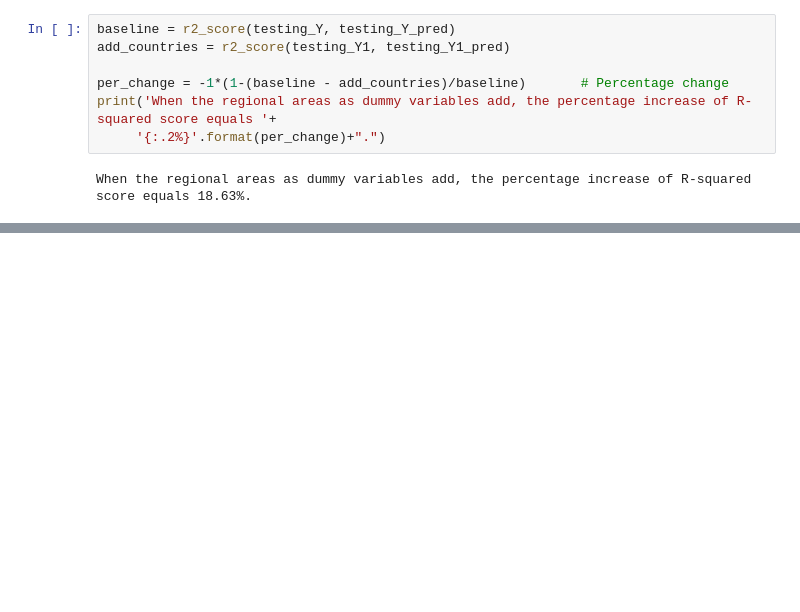
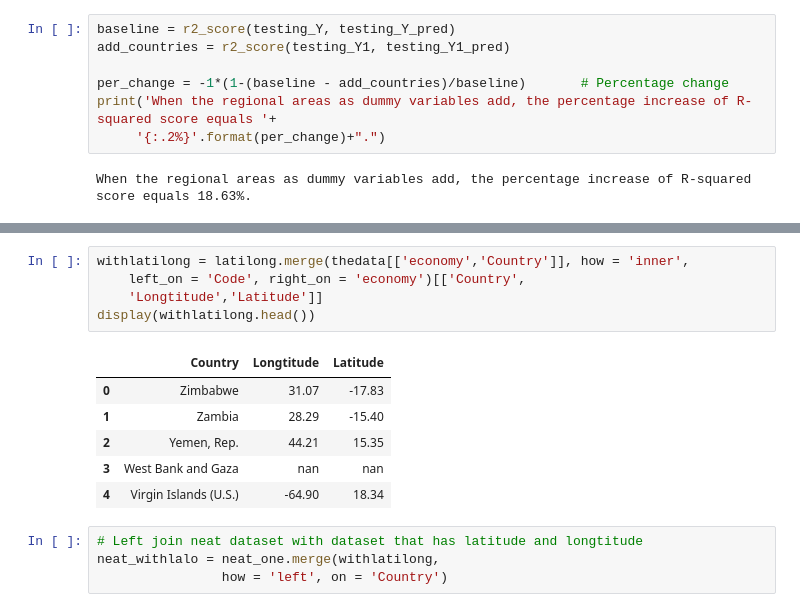
Before and after one commit to jonahwinninghoff/Springboard, a Jupyter notebook: Mentorship/Practical Data Science Project.ipynb, the cells around one changed output, grey strips where cells are left out. Drawn from its saved outputs; the diff is of its cells as text; blank space fills up the shorter version.

```diff
--- a/Mentorship/Practical Data Science Project.ipynb
+++ b/Mentorship/Practical Data Science Project.ipynb
@@ -371,0 +382,16 @@ When the regional areas as dummy variables add, the percentage increase of R-squ
+# %%
+withlatilong = latilong.merge(thedata[['economy','Country']], how = 'inner',
+    left_on = 'Code', right_on = 'economy')[['Country',
+    'Longtitude','Latitude']]
+display(withlatilong.head())
+# %% [output]
+|  | Country | Longtitude | Latitude |
+| 0 | Zimbabwe | 31.07 | -17.83 |
+| 1 | Zambia | 28.29 | -15.40 |
+| 2 | Yemen, Rep. | 44.21 | 15.35 |
+| 3 | West Bank and Gaza | nan | nan |
+| 4 | Virgin Islands (U.S.) | -64.90 | 18.34 |
+# %%
+# Left join neat dataset with dataset that has latitude and longtitude
+neat_withlalo = neat_one.merge(withlatilong,
+                how = 'left', on = 'Country')
```
Also changed, not shown: parts of 29 cells of this notebook.
